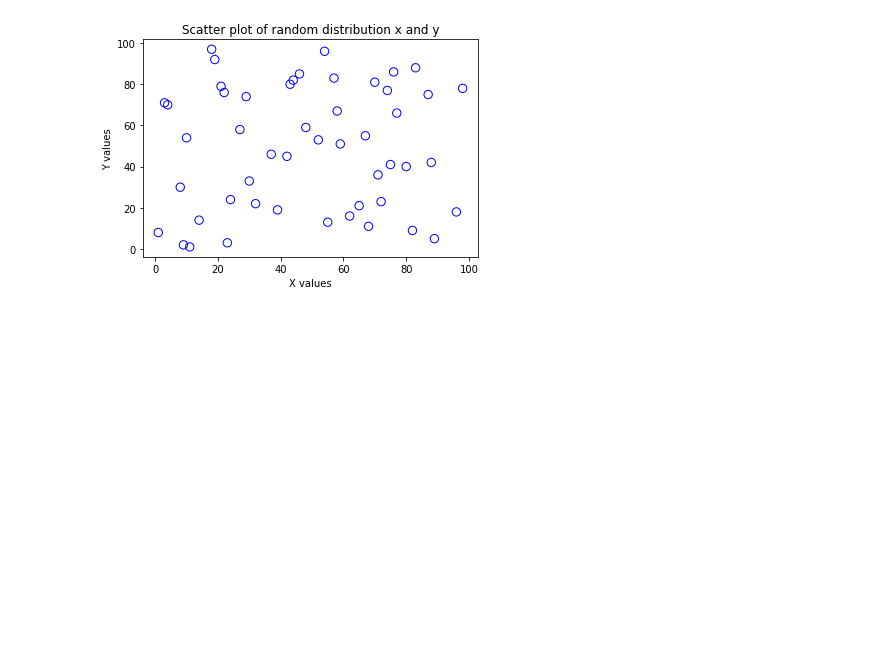
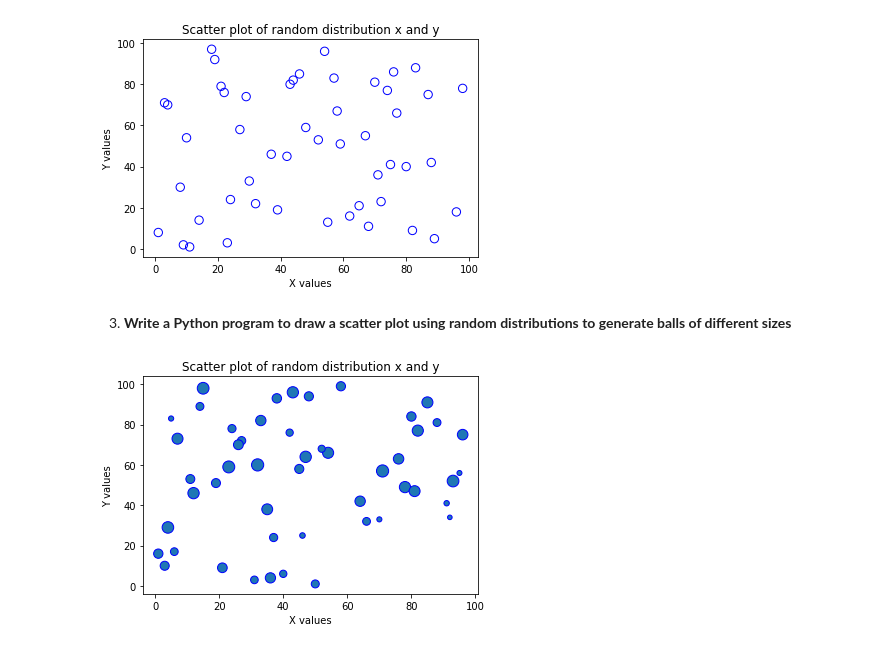
Before and after one commit to NishanthRajkumar/Python-Libraries, a Jupyter notebook: matplotlib_programs/matplotlib_scatter.ipynb, the cells around one changed output. Cells and saved outputs as stored; diff of their text form; code cells hidden in the pictures; blank space fills up the shorter version.

Commit message:
feat: varying sizes for the scatter plot

```diff
--- a/matplotlib_programs/matplotlib_scatter.ipynb
+++ b/matplotlib_programs/matplotlib_scatter.ipynb
@@ -42,3 +42,19 @@ plt.title('Scatter plot of random distribution x and y')
 plt.show()
 # %% [output]
 [figure]
+# %% [markdown]
+3. **Write a Python program to draw a scatter plot using random distributions to generate balls of different sizes**
+# %%
+# get a random distribution for x and y and the sizes for the balls
+x=random.sample(np.arange(1,100).tolist(), k=50)
+y=random.sample(np.arange(1,100).tolist(), k=50)
+sizes=random.sample(np.arange(20,150).tolist(), k=50)
+
+# Plot the scatter plot with different sizes
+plt.scatter(x, y, s=sizes, edgecolors='b')
+plt.xlabel('X values')
+plt.ylabel('Y values')
+plt.title('Scatter plot of random distribution x and y')
+plt.show()
+# %% [output]
+[figure, added]
```
